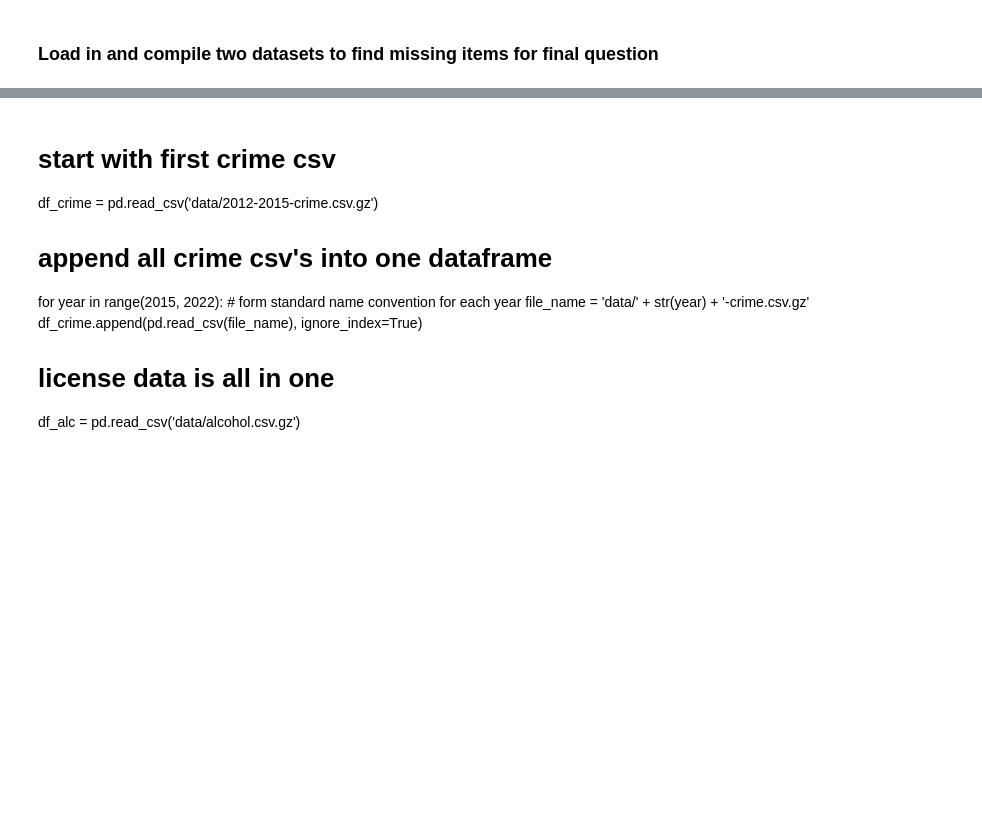
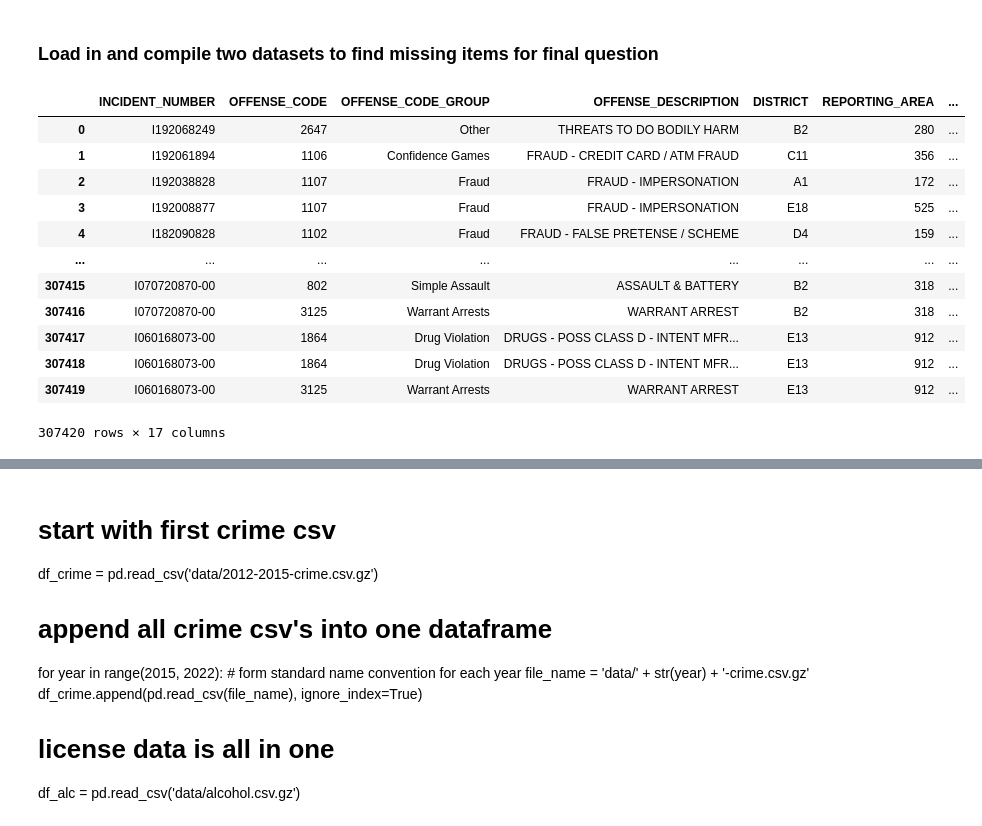
Before and after one commit to pickdani/Bostonography-Final, a Jupyter notebook: data-manipulation.ipynb, the cells around one changed output, grey strips where cells are left out. Saved outputs shown, nothing was run; the diff lists cells and outputs as text; code cells hidden in the pictures; blank space fills up the shorter version.

```diff
--- a/data-manipulation.ipynb
+++ b/data-manipulation.ipynb
@@ -14,13 +14,28 @@ import pandas as pd
 # %%
 crime_2015 = pd.read_csv('data/crime-incident-reports-2015.csv')
 crime_2016 = pd.read_csv('data/crime-incident-reports-2015.csv')
 crime_2017 = pd.read_csv('data/crime-incident-reports-2017.csv')
 crime_2018 = pd.read_csv('data/crime-incident-reports-2018.csv')
 crime = pd.DataFrame()
 crime=crime.append(crime_2015, ignore_index=True)
 crime=crime.append(crime_2016, ignore_index=True)
 crime=crime.append(crime_2017, ignore_index=True)
 crime=crime.append(crime_2018, ignore_index=True)
+crime
+# %% [output]
+|  | INCIDENT_NUMBER | OFFENSE_CODE | OFFENSE_CODE_GROUP | OFFENSE_DESCRIPTION | DISTRICT | REPORTING_AREA | ... |
+| 0 | I192068249 | 2647 | Other | THREATS TO DO BODILY HARM | B2 | 280 | ... |
+| 1 | I192061894 | 1106 | Confidence Games | FRAUD - CREDIT CARD / ATM FRAUD | C11 | 356 | ... |
+| 2 | I192038828 | 1107 | Fraud | FRAUD - IMPERSONATION | A1 | 172 | ... |
+| 3 | I192008877 | 1107 | Fraud | FRAUD - IMPERSONATION | E18 | 525 | ... |
+| 4 | I182090828 | 1102 | Fraud | FRAUD - FALSE PRETENSE / SCHEME | D4 | 159 | ... |
+| ... | ... | ... | ... | ... | ... | ... | ... |
+| 307415 | I070720870-00 | 802 | Simple Assault | ASSAULT & BATTERY | B2 | 318 | ... |
+| 307416 | I070720870-00 | 3125 | Warrant Arrests | WARRANT ARREST | B2 | 318 | ... |
+| 307417 | I060168073-00 | 1864 | Drug Violation | DRUGS - POSS CLASS D - INTENT MFR... | E13 | 912 | ... |
+| 307418 | I060168073-00 | 1864 | Drug Violation | DRUGS - POSS CLASS D - INTENT MFR... | E13 | 912 | ... |
+| 307419 | I060168073-00 | 3125 | Warrant Arrests | WARRANT ARREST | E13 | 912 | ... |
+307420 rows × 17 columns
 # %%
 alc = pd.read_csv('data/blb_section_12_alcohol.csv')
 # %%
```
Also changed, not shown: parts of 2 cells of this notebook.
